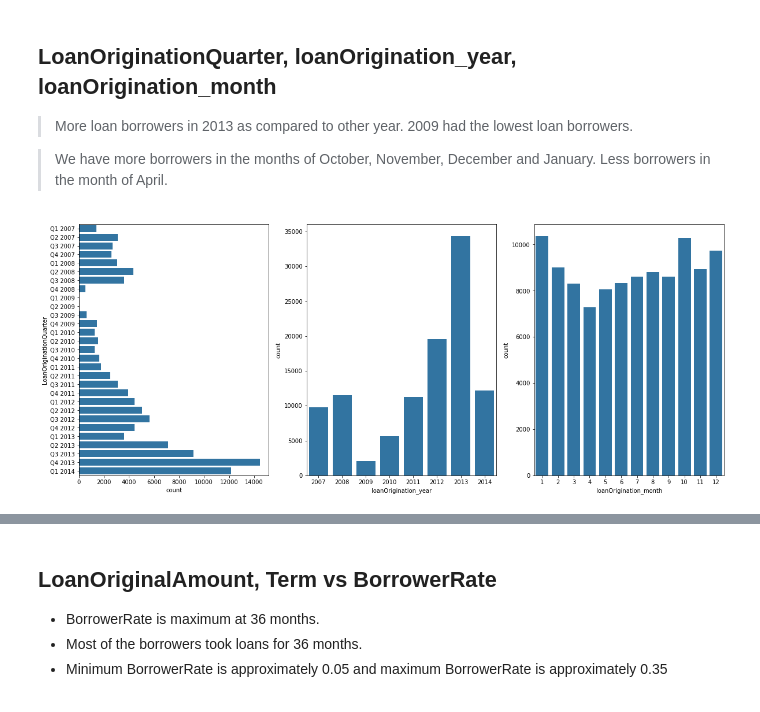
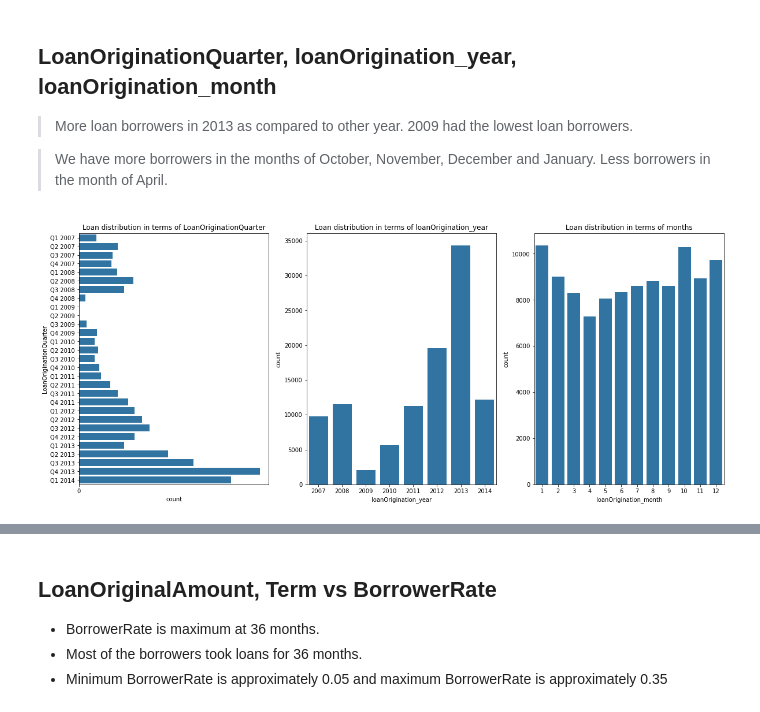
Before and after one commit to localhostmusila/prosper_loan_dataset, a Jupyter notebook: Part_II_slide_deck_template.ipynb, the cells around one changed output, grey strips where cells are left out. Saved outputs shown, nothing was run; the diff lists cells and outputs as text; code cells hidden in the pictures.

```diff
--- a/Part_II_slide_deck_template.ipynb
+++ b/Part_II_slide_deck_template.ipynb
@@ -127,13 +138,19 @@ plt.show()
 # %%
 plt.figure(figsize=[20,8])
 plt.subplot(1,3,1)
+sb.countplot().set_title('Loan distribution in terms of LoanOriginationQuarter');
 barchart_y('LoanOriginationQuarter')
 
 plt.subplot(1,3,2)
+sb.countplot().set_title('Loan distribution in terms of loanOrigination_year');
 barchart_x('loanOrigination_year')
 
+
 plt.subplot(1,3,3)
+sb.countplot().set_title('Loan distribution in terms of months');
 barchart_x('loanOrigination_month')
+
+
 plt.show();
 # %% [output]
-[figure, old version]
+[figure, new version]
```
Also changed, not shown: parts of 17 cells of this notebook, 3 other files.
